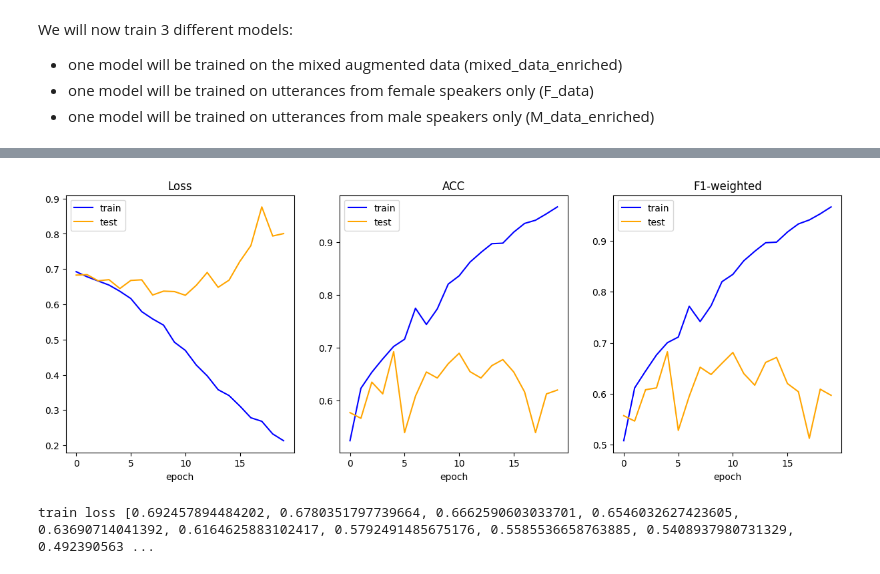
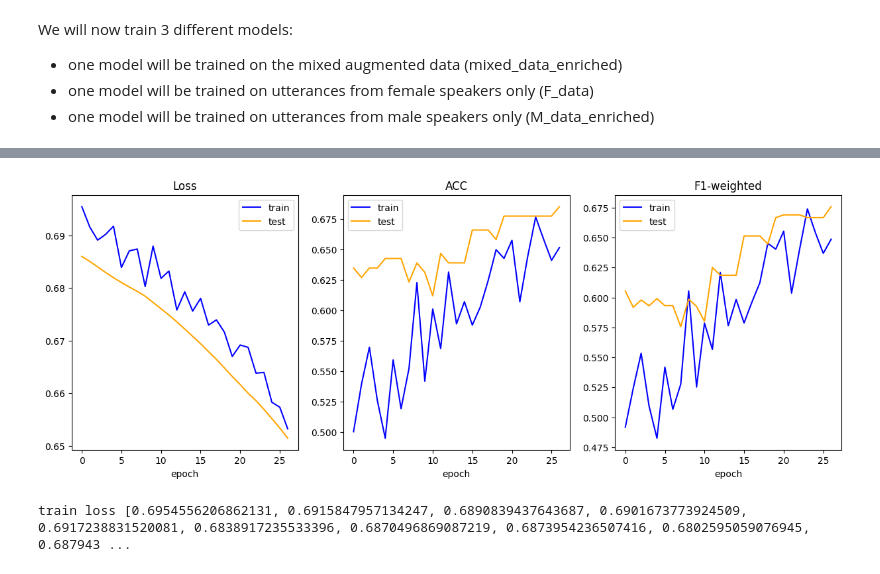
Before and after one commit to sinarollin/Inclusiveness-in-Sarcasm-Detection, a Jupyter notebook: text-model-training.ipynb, the cells around one changed output, grey strips where cells are left out. Cells and saved outputs as stored; diff of their text form; code cells hidden in the pictures.

Commit message:
text model training + evaluation with chosen hyperparameters

```diff
--- a/text-model-training.ipynb
+++ b/text-model-training.ipynb
@@ -87,11 +87,11 @@ torch.manual_seed(42)
 device = torch.device("cpu")
 
 # Set hyperparameters
-learning_rate = 0.0001
-num_epochs = 20
-batch_size = 64
-weight_decay = 0.05
-dropout_prob = 0
+learning_rate = 0.00001
+num_epochs = 29
+batch_size = 32
+weight_decay = 0.1
+dropout_prob = 0.2
 
 # Split dataset into training and testing
 dataset = SarcasmDataset(mixed_data_enriched)
@@ -167,9 +167,9 @@ torch.manual_seed(42)
 device = torch.device("cpu")
 
 # Set hyperparameters
-learning_rate = 0.0001
-num_epochs = 20
-batch_size = 64
+learning_rate = 0.00001
+num_epochs = 27
+batch_size = 8
 weight_decay = 0.05
 dropout_prob = 0
 
@@ -247,11 +247,11 @@ torch.manual_seed(42)
 device = torch.device("cpu")
 
 # Set hyperparameters
-learning_rate = 0.0001
-num_epochs = 20
+learning_rate = 0.00001
+num_epochs = 27
 batch_size = 64
 weight_decay = 0.05
-dropout_prob = 0
+dropout_prob = 0.1
 
 # Split dataset into training and testing
 dataset = SarcasmDataset(M_data_enriched)
@@ -318,2 +318,2 @@ eval Loss: 0.8007,  ACC: 0.6202, F1-weighted: 0.5971
-[figure, old version]
+[figure, new version]
-train loss [0.692457894484202, 0.6780351797739664, 0.6662590603033701, 0.6546032627423605, 0.63690714041392, 0.6164625883102417, 0.5792491485675176, 0.5585536658763885, 0.5408937980731329, 0.492390563 ...
+train loss [0.6954556206862131, 0.6915847957134247, 0.6890839437643687, 0.6901673773924509, 0.6917238831520081, 0.6838917235533396, 0.6870496869087219, 0.6873954236507416, 0.6802595059076945, 0.687943 ...
```
Also changed, not shown: parts of 3 cells of this notebook, 6 other files.
